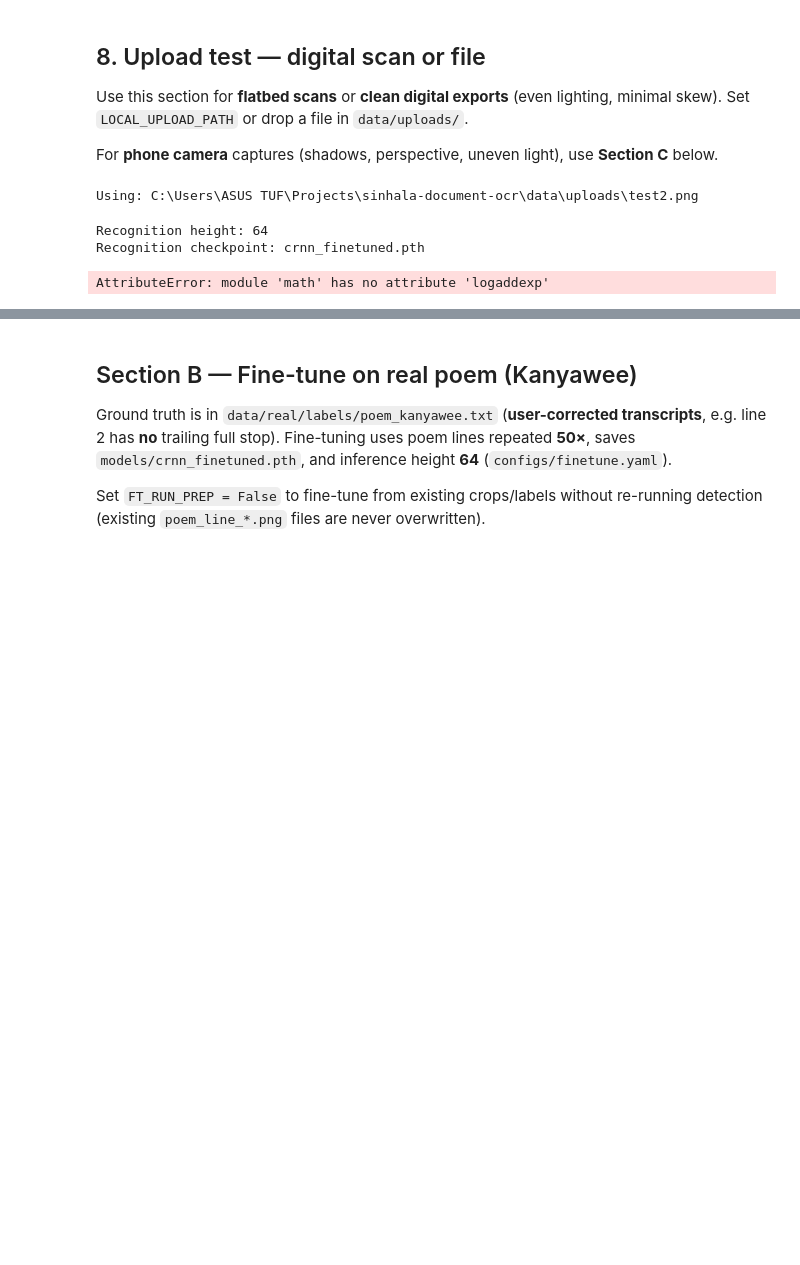
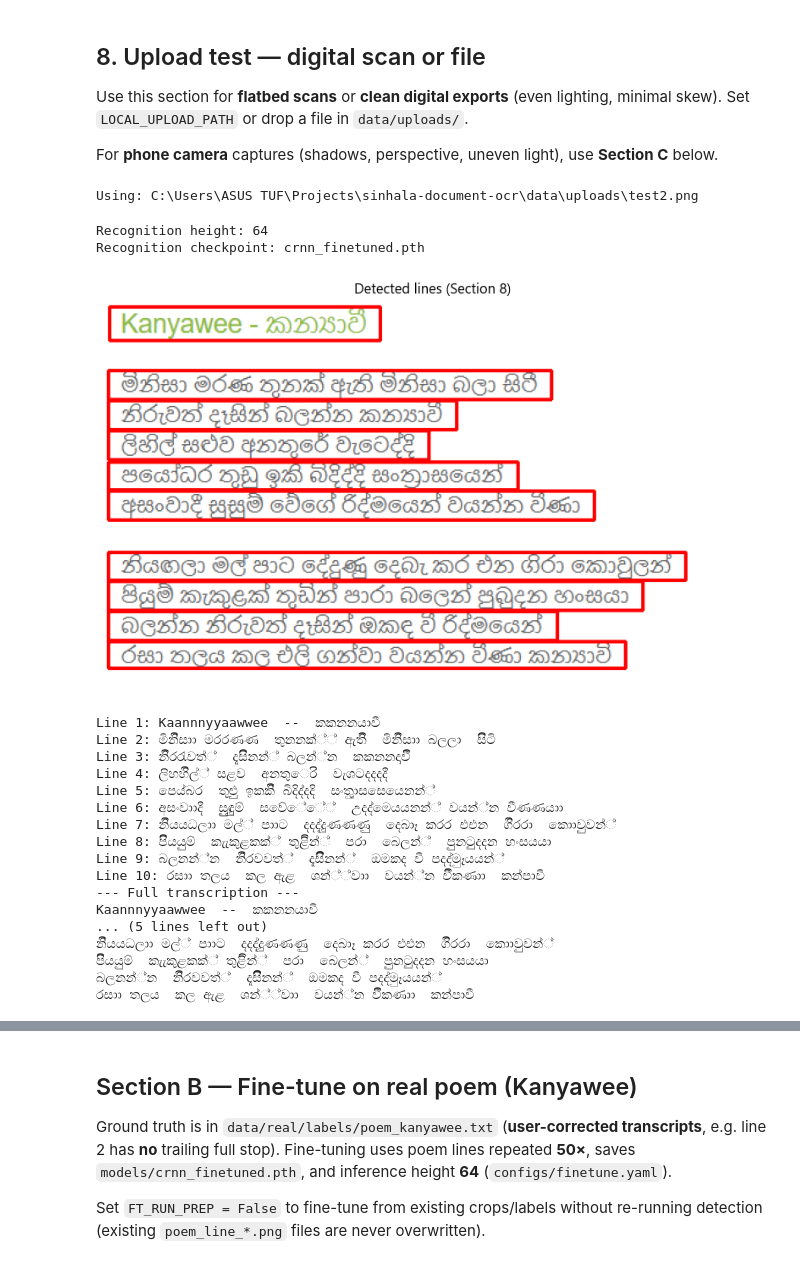
Before and after one commit to Hellsgate96/sinhala-document-ocr-2026, a Jupyter notebook: notebooks/local_pipeline.ipynb, the cells around one changed output, grey strips where cells are left out. Cells and saved outputs as stored; diff of their text form; code cells hidden in the pictures; blank space fills up the shorter version.

```diff
--- a/notebooks/local_pipeline.ipynb
+++ b/notebooks/local_pipeline.ipynb
@@ -346,6 +346,7 @@ if not UPLOADED_IMAGE_PATH or not Path(UPLOADED_IMAGE_PATH).is_file():
 finetuned_ckpt = REPO_ROOT / cfg["paths"]["models_dir"] / "crnn_finetuned.pth"
 _inf_cfg = load_config(str(REPO_ROOT / "configs" / "finetune.yaml")) if finetuned_ckpt.is_file() else cfg
 INF_OPTS = inference_options_from_config(_inf_cfg)
+INF_OPTS["decode"] = "greedy"  # CTC greedy until beam is verified
 RECOGNITION_HEIGHT = INF_OPTS["height"]
 print("Recognition height:", RECOGNITION_HEIGHT)
 CHECKPOINT_PATH = Path(resolve_recognition_checkpoint(cfg, REPO_ROOT))
@@ -408,31 +409,48 @@ with torch.no_grad():
             INF_OPTS["channels"],
             device,
             auto_invert=auto_inv,
             denoise=INF_OPTS["denoise"],
             min_model_width=INF_OPTS.get("min_model_width", 0),
             pad_to_height=INF_OPTS.get("pad_to_height", True),
             decode_mode=INF_OPTS.get("decode", "greedy"),
             beam_width=int(INF_OPTS.get("beam_width", 10)),
             warn_garbage=True,
         )
         upload_predictions.append({"line": i + 1, "text": text, "crop": crop.copy()})
         print(f"Line {i + 1}:", text)
 
 print("--- Full transcription ---")
 print("\n".join(p["text"] for p in upload_predictions))
 
 n_up = len(upload_predictions)
 if n_up:
     fig, axes = plt.subplots(n_up, 1, figsize=(10, 1.8 * n_up))
     if n_up == 1:
         axes = [axes]
     for ax, row in zip(axes, upload_predictions):
         ax.imshow(row["crop"], cmap="gray")
         ax.set_title(f"Line {row['line']}: {row['text'][:80]}")
         ax.axis("off")
     plt.tight_layout()
     plt.show()
 # %% [output]
 Recognition height: 64
 Recognition checkpoint: crnn_finetuned.pth
+[figure, added]
-AttributeError: module 'math' has no attribute 'logaddexp'
+Line 1: Kaannnyyaawwee  --  කකනන‍යාවී
+Line 2: මිනිිසාා මරරණණ  තුනනක්්් ඇතිි  මිනිිසාා බලලා  සිිටි
+Line 3: නිිරරැවත්්  දෑසිිනන්් බලන්්න  කකනනදාවීී
+Line 4: ලිහහිිල්් සළව  අනතුෙරි  වැශටදදදදී
+Line 5: පෙය්බර  තුළුුු ඉකකිි බිදිද්දදි  සංතුුාසසෙයෙනන්්
+Line 6: අසංවාාදී  සුුුඳුුුම්  සවේේේ්  උදද්මෙයයනන්් වයන්්න වීණණයාා
+Line 7: නිියයධලාා මල්් පාාට  දදද්දුුණණණුු  දෙබාෑ කරර එඑන  ගිිරරා  කොාවුුවන්්
+Line 8: පිියයුුම්  කැැකුළකක්් තුළිින්්  පරා  බෙලන්්  පුුනටුුදදන හංසයයා
+Line 9: බලනන්්න  නිිරවවත්්  දෑසිිිනන්්  ඔමකද වී පදද්මුෑයයන්්
+Line 10: රසාා තලය  කල ඇළ  ශන්්්වාා  වයන්්න වීීකණාා  කන්‍පාවී
+--- Full transcription ---
+Kaannnyyaawwee  --  කකනන‍යාවී
+... (5 lines left out)
+නිියයධලාා මල්් පාාට  දදද්දුුණණණුු  දෙබාෑ කරර එඑන  ගිිරරා  කොාවුුවන්්
+පිියයුුම්  කැැකුළකක්් තුළිින්්  පරා  බෙලන්්  පුුනටුුදදන හංසයයා
+බලනන්්න  නිිරවවත්්  දෑසිිිනන්්  ඔමකද වී පදද්මුෑයයන්්
+රසාා තලය  කල ඇළ  ශන්්්වාා  වයන්්න වීීකණාා  කන්‍පාවී
```
Also changed, not shown: parts of 14 cells of this notebook, 5 other files.
